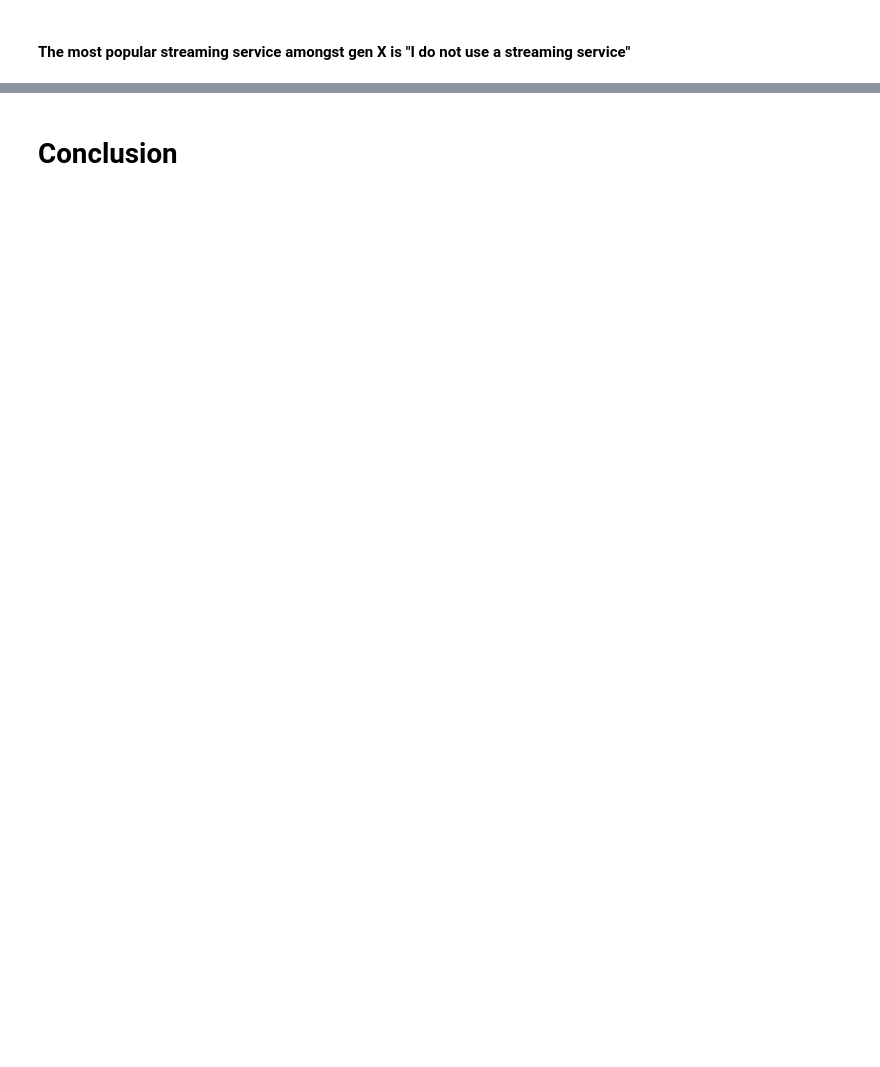
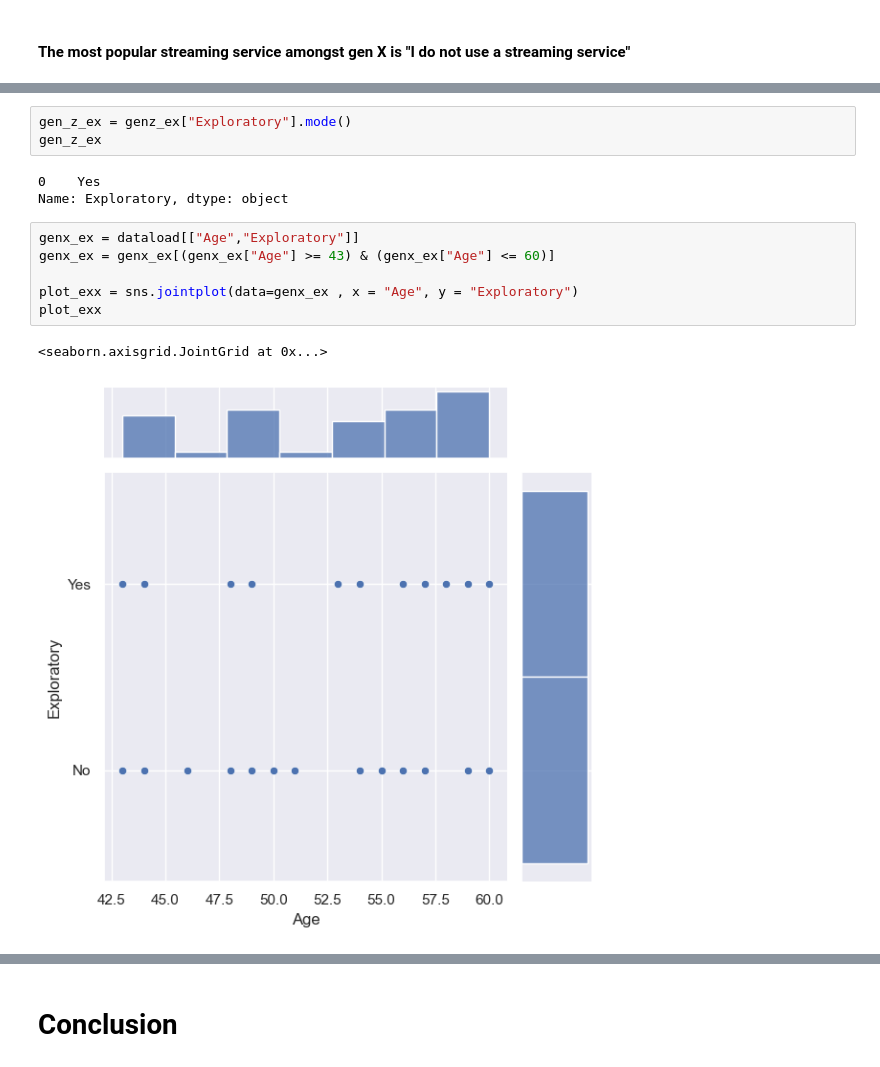
Before and after one commit to ubco-W2022T2-data301/project-group29, a Jupyter notebook: analysis/analysis2.ipynb, the cells around one changed output, grey strips where cells are left out. Drawn from its saved outputs; the diff is of its cells as text; blank space fills up the shorter version.

```diff
--- a/analysis/analysis2.ipynb
+++ b/analysis/analysis2.ipynb
@@ -210,0 +212,15 @@ Name: Primary streaming service, dtype: object
+# %%
+gen_z_ex = genz_ex["Exploratory"].mode()
+gen_z_ex
+# %% [output]
+0    Yes
+Name: Exploratory, dtype: object
+# %%
+genx_ex = dataload[["Age","Exploratory"]]
+genx_ex = genx_ex[(genx_ex["Age"] >= 43) & (genx_ex["Age"] <= 60)]
+
+plot_exx = sns.jointplot(data=genx_ex , x = "Age", y = "Exploratory")
+plot_exx
+# %% [output]
+<seaborn.axisgrid.JointGrid at 0x...>
+[figure, added]
```
Also changed, not shown: parts of 11 cells of this notebook.
